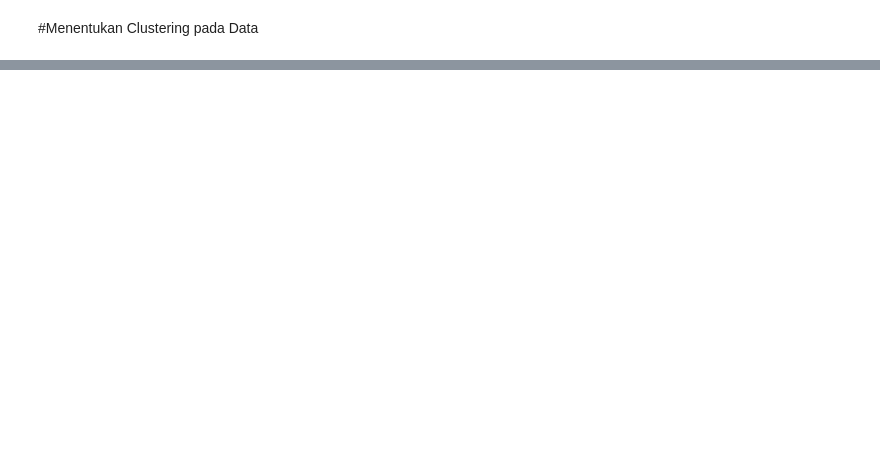
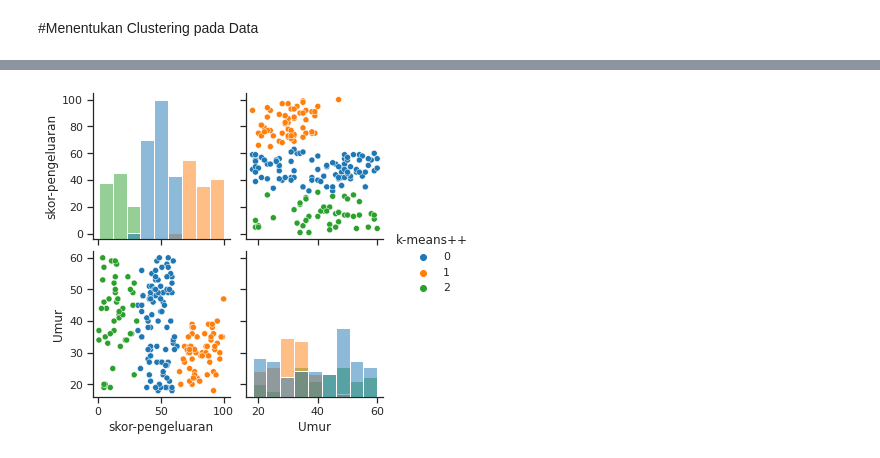
Before and after one commit to PoppyDalamaZain/Kelompok3, a Jupyter notebook: worksheet.ipynb, the cells around one changed output, grey strips where cells are left out. Saved outputs shown, nothing was run; the diff lists cells and outputs as text; code cells hidden in the pictures; blank space fills up the shorter version.

```diff
--- a/worksheet.ipynb
+++ b/worksheet.ipynb
@@ -266,0 +284,6 @@ C_kmpp[:10]
+# %%
+df['k-means++'] = C_kmpp
+g = sns.pairplot(df[['skor-pengeluaran', 'Umur','k-means++']],
+                 hue="k-means++", diag_kind="hist", palette="tab10")
+# %% [output]
+[figure, added]
```
Also changed, not shown: parts of 9 cells of this notebook.
